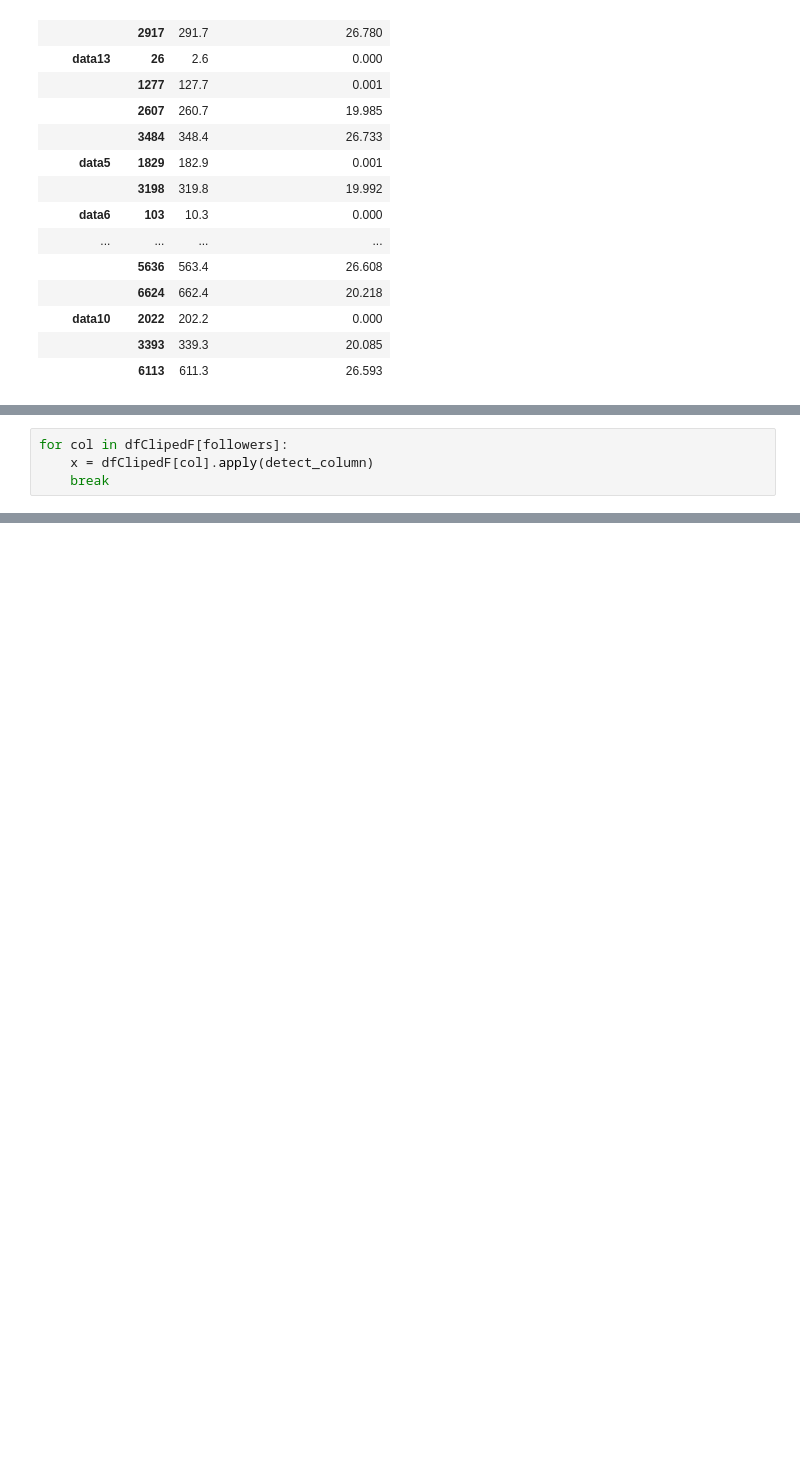
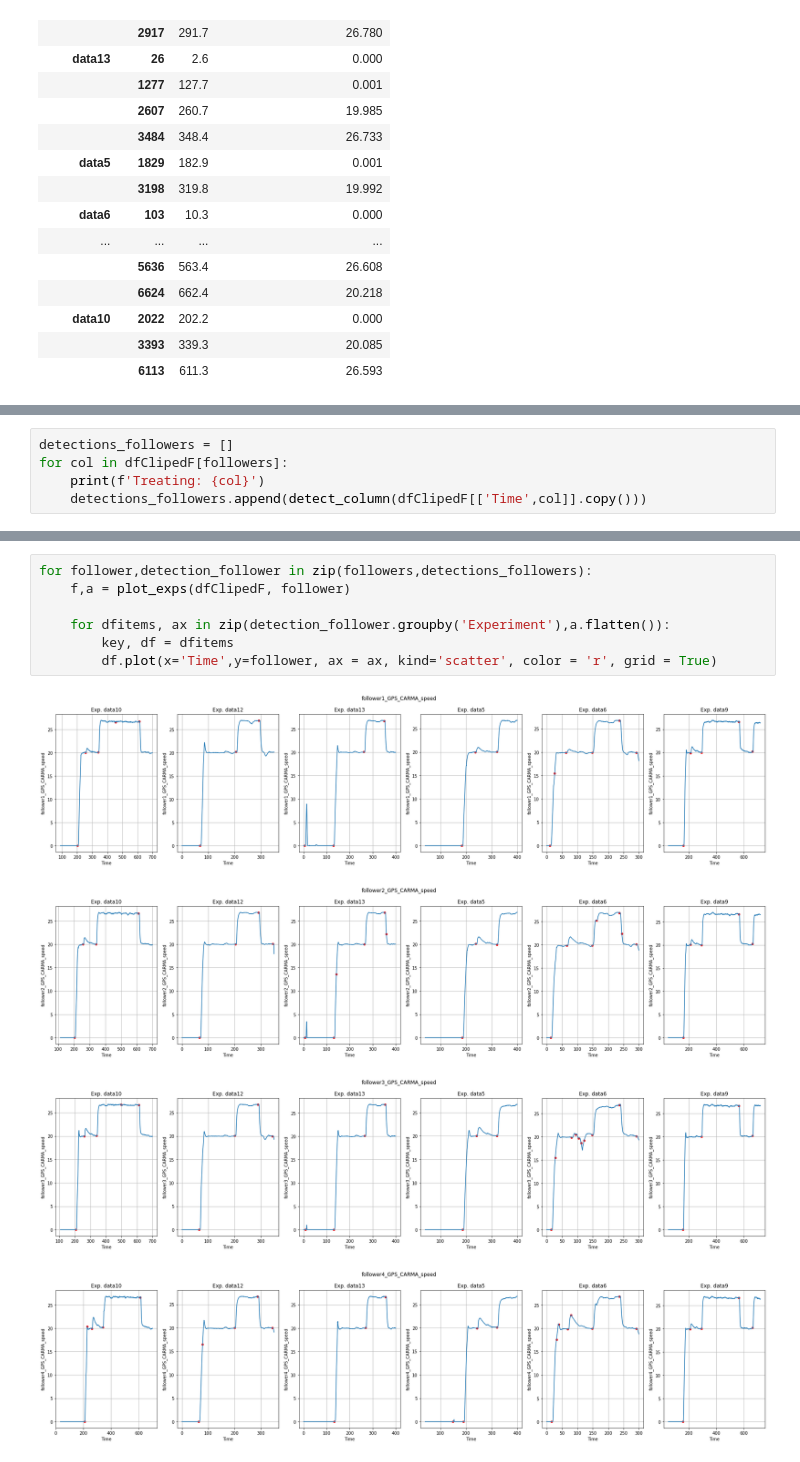
Before and after one commit to licit-lab/vrt_analysis, a Jupyter notebook: TF-AnalysisResponseTime.ipynb, the cells around one changed output, grey strips where cells are left out. Cells and saved outputs as stored; diff of their text form; blank space fills up the shorter version.

```diff
--- a/TF-AnalysisResponseTime.ipynb
+++ b/TF-AnalysisResponseTime.ipynb
@@ -293,5 +349 @@ def detect_column(df):
     return dfDetections
-# %%
-for col in dfClipedF[followers]:
-    x = dfClipedF[col].apply(detect_column)
-    break
@@ -355,0 +352,5 @@ for i in RunNo:
+# %%
+detections_followers = []
+for col in dfClipedF[followers]:
+    print(f'Treating: {col}')
+    detections_followers.append(detect_column(dfClipedF[['Time',col]].copy()))
@@ -355,0 +375,12 @@ for i in RunNo:
+# %%
+for follower,detection_follower in zip(followers,detections_followers):
+    f,a = plot_exps(dfClipedF, follower)
+
+    for dfitems, ax in zip(detection_follower.groupby('Experiment'),a.flatten()):
+        key, df = dfitems
+        df.plot(x='Time',y=follower, ax = ax, kind='scatter', color = 'r', grid = True)
+# %% [output]
+[figure, added]
+[figure, added]
+[figure, added]
+[figure, added]
```
Also changed, not shown: parts of 38 cells of this notebook.
